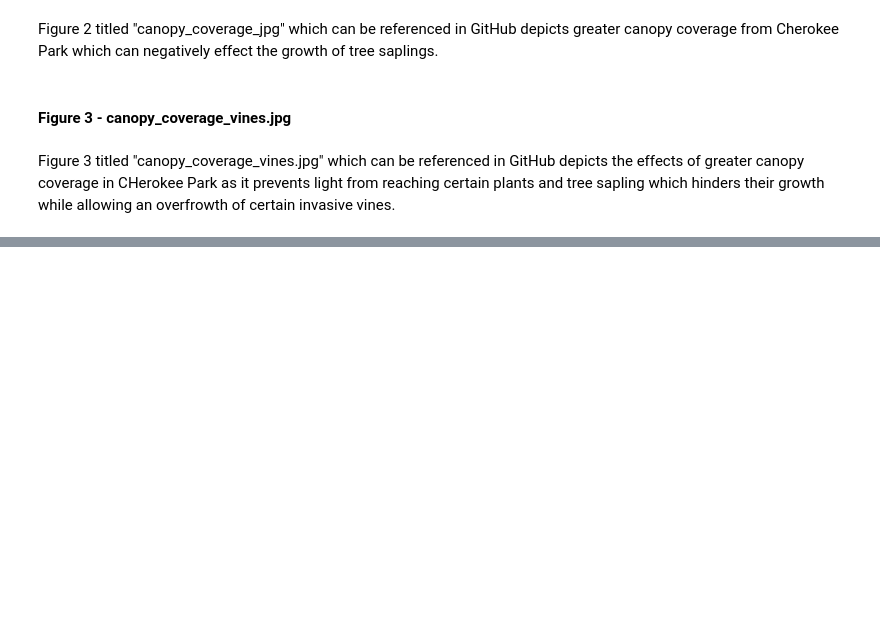
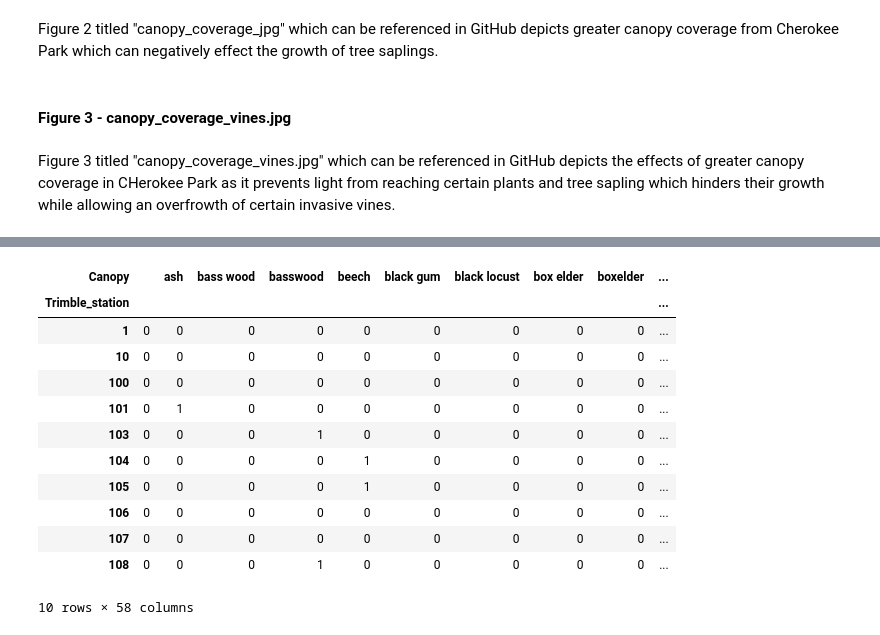
Before and after one commit to Graviton12/CS-430-Group-Project, a Jupyter notebook: Cherokee_Park_2024_and_2021_EDA.ipynb, the cells around one changed output, grey strips where cells are left out. Saved outputs shown, nothing was run; the diff lists cells and outputs as text; code cells hidden in the pictures; blank space fills up the shorter version.

```diff
--- a/Cherokee_Park_2024_and_2021_EDA.ipynb
+++ b/Cherokee_Park_2024_and_2021_EDA.ipynb
@@ -921,0 +1017,3 @@ Figure 2 titled "canopy_coverage_jpg" which can be referenced in GitHub depicts
+# %%
+canopy_apriori_data = apriori_data[['Trimble_station','Canopy']]
+canopy_apriori_data.head()
@@ -921,0 +1144,4 @@ Figure 2 titled "canopy_coverage_jpg" which can be referenced in GitHub depicts
+# %%
+# Explode the 'canopy' column so each item in the list becomes its own row
+exploded_canopy_apriori_data = canopy_apriori_data.explode('Canopy')
+exploded_canopy_apriori_data.head(10)
@@ -921,0 +1176,18 @@ Figure 2 titled "canopy_coverage_jpg" which can be referenced in GitHub depicts
+# %%
+# One-hot encode using pd.crosstab for canopy
+exploded_canopy_apriori_data = pd.crosstab(exploded_canopy_apriori_data['Trimble_station'],exploded_canopy_apriori_data['Canopy'])
+exploded_canopy_apriori_data.head(10)
+# %% [output]
+| Canopy |  | ash | bass wood | basswood | beech | black gum | black locust | box elder | boxelder | ... |
+| Trimble_station |  |  |  |  |  |  |  |  |  | ... |
+| 1 | 0 | 0 | 0 | 0 | 0 | 0 | 0 | 0 | 0 | ... |
+| 10 | 0 | 0 | 0 | 0 | 0 | 0 | 0 | 0 | 0 | ... |
+| 100 | 0 | 0 | 0 | 0 | 0 | 0 | 0 | 0 | 0 | ... |
+| 101 | 0 | 1 | 0 | 0 | 0 | 0 | 0 | 0 | 0 | ... |
+| 103 | 0 | 0 | 0 | 1 | 0 | 0 | 0 | 0 | 0 | ... |
+| 104 | 0 | 0 | 0 | 0 | 1 | 0 | 0 | 0 | 0 | ... |
+| 105 | 0 | 0 | 0 | 0 | 1 | 0 | 0 | 0 | 0 | ... |
+| 106 | 0 | 0 | 0 | 0 | 0 | 0 | 0 | 0 | 0 | ... |
+| 107 | 0 | 0 | 0 | 0 | 0 | 0 | 0 | 0 | 0 | ... |
+| 108 | 0 | 0 | 0 | 1 | 0 | 0 | 0 | 0 | 0 | ... |
+10 rows × 58 columns
```
Also changed, not shown: parts of 61 cells of this notebook.
